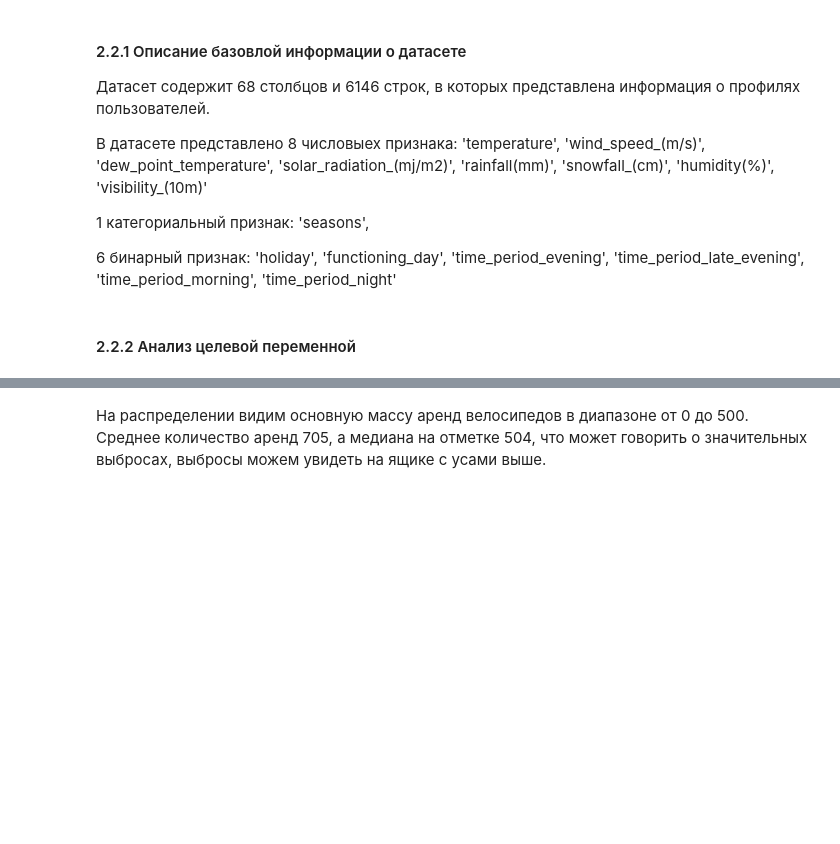
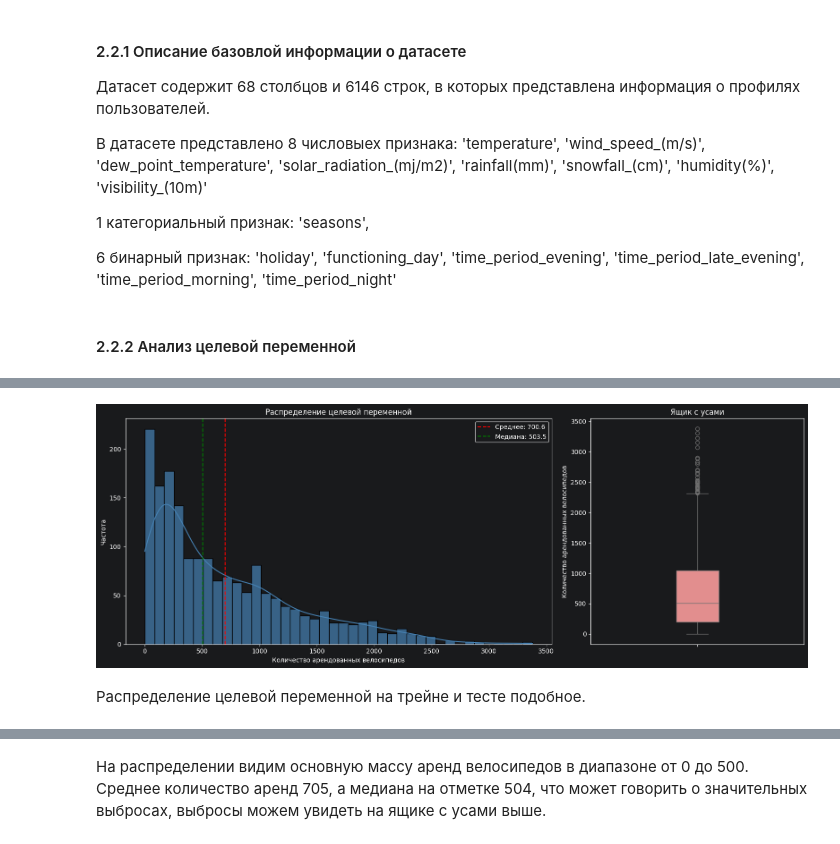
Before and after one commit to msesemov/DS_kNN_DecisionTree_Sprint_14, a Jupyter notebook: aea26662-7a1c-4bb0-a7e3-f44040d6783d.ipynb, the cells around one changed output, grey strips where cells are left out. Cells and saved outputs as stored; diff of their text form; code cells hidden in the pictures; blank space fills up the shorter version.

```diff
--- a/aea26662-7a1c-4bb0-a7e3-f44040d6783d.ipynb
+++ b/aea26662-7a1c-4bb0-a7e3-f44040d6783d.ipynb
@@ -447,24 +777,25 @@ reporter.show_report(X_train, 'Отчёт по X_train датасету:')
 #### 2.2.2 Анализ целевой переменной
 # %%
 # Распределение количества арендованых велосипедов
-fig, axes = plt.subplots(
-        1, 2, figsize=(16, 6), gridspec_kw={'width_ratios': [2, 1]}
-)
+def plot_target_distribution(X, y):
+    fig, axes = plt.subplots(
+            1, 2, figsize=(16, 6), gridspec_kw={'width_ratios': [2, 1]}
+    )
 
-sns.histplot(data=X_train, x=y_train, bins=40, kde=True,
-             color='steelblue', ax=axes[0], edgecolor='black', alpha=0.7)
-axes[0].set_title('Распределение целевой переменной')
-axes[0].set_xlabel('Количество арендованных велосипедов')
-axes[0].set_ylabel('Частота')
-axes[0].axvline(y_train.mean(), color='red', linestyle='--',
-                label=f'Среднее: {y_train.mean():.1f}')
-axes[0].axvline(y_train.median(), color='green', linestyle='--',
-                label=f'Медиана: {y_train.median():.1f}')
-axes[0].legend()
+    sns.histplot(data=X, x=y, bins=40, kde=True,
+                 color='steelblue', ax=axes[0], edgecolor='black', alpha=0.7)
+    axes[0].set_title('Распределение целевой переменной')
+    axes[0].set_xlabel('Количество арендованных велосипедов')
+    axes[0].set_ylabel('Частота')
+    axes[0].axvline(y.mean(), color='red', linestyle='--',
+                    label=f'Среднее: {y.mean():.1f}')
+    axes[0].axvline(y.median(), color='green', linestyle='--',
+                    label=f'Медиана: {y.median():.1f}')
+    axes[0].legend()
 
-sns.boxplot(y=y_train, ax=axes[1], color='lightcoral', width=0.2)
-axes[1].set_title('Ящик с усами')
-axes[1].set_ylabel('Количество арендованных велосипедов')
+    sns.boxplot(y=y, ax=axes[1], color='lightcoral', width=0.2)
+    axes[1].set_title('Ящик с усами')
+    axes[1].set_ylabel('Количество арендованных велосипедов')
 
-plt.tight_layout()
-plt.show()
+    plt.tight_layout()
+    plt.show()
@@ -472,0 +807,7 @@ plt.show()
+# %%
+#Распределение целевой переменной на тесте
+plot_target_distribution(X_test, y_test)
+# %% [output]
+[figure, added]
+# %% [markdown]
+Распределение целевой переменной на трейне и тесте подобное.
```
Also changed, not shown: parts of 79 cells of this notebook.
